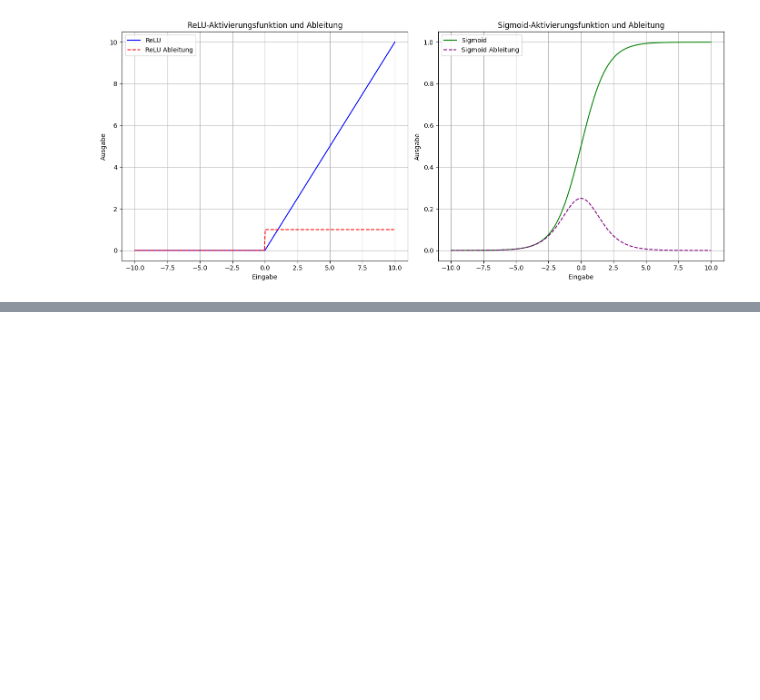
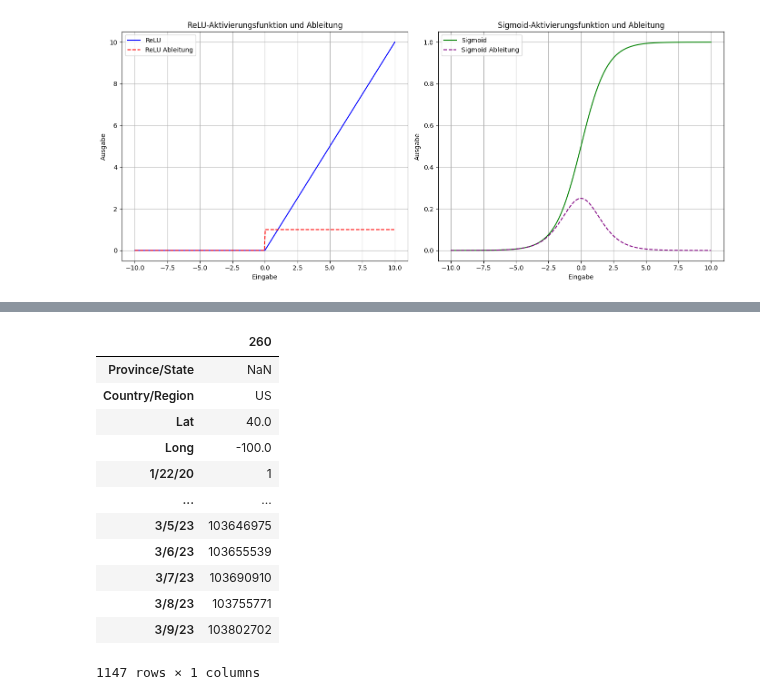
Before and after one commit to RiccardoDAndrea/Bachelor, a Jupyter notebook: RNN.ipynb, the cells around one changed output, grey strips where cells are left out. Cells and saved outputs as stored; diff of their text form; code cells hidden in the pictures; blank space fills up the shorter version.

```diff
--- a/RNN.ipynb
+++ b/RNN.ipynb
@@ -405,0 +448,16 @@ apple.get_cashflow()
+# %%
+df_confirmed_country
+# %% [output]
+|  | 260 |
+| Province/State | NaN |
+| Country/Region | US |
+| Lat | 40.0 |
+| Long | -100.0 |
+| 1/22/20 | 1 |
+| ... | ... |
+| 3/5/23 | 103646975 |
+| 3/6/23 | 103655539 |
+| 3/7/23 | 103690910 |
+| 3/8/23 | 103755771 |
+| 3/9/23 | 103802702 |
+1147 rows × 1 columns
```
Also changed, not shown: parts of 10 cells of this notebook, 2 other files.
